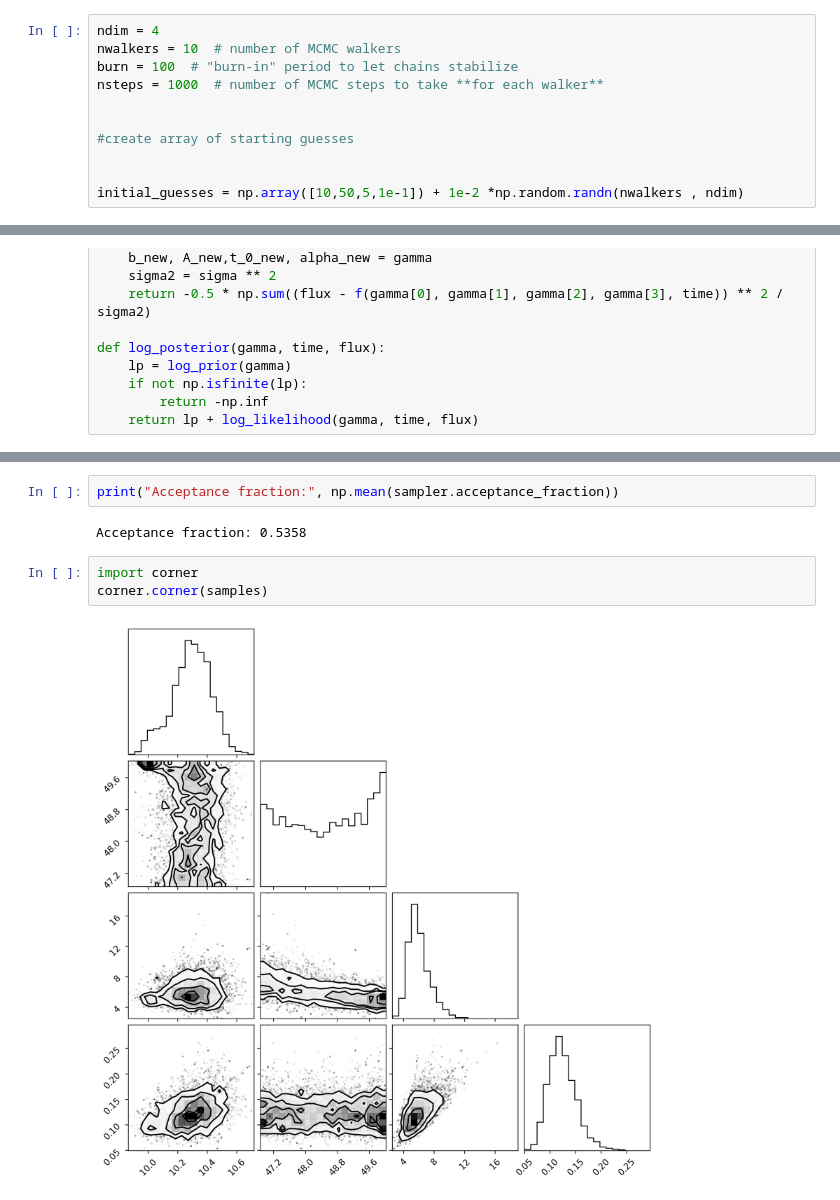
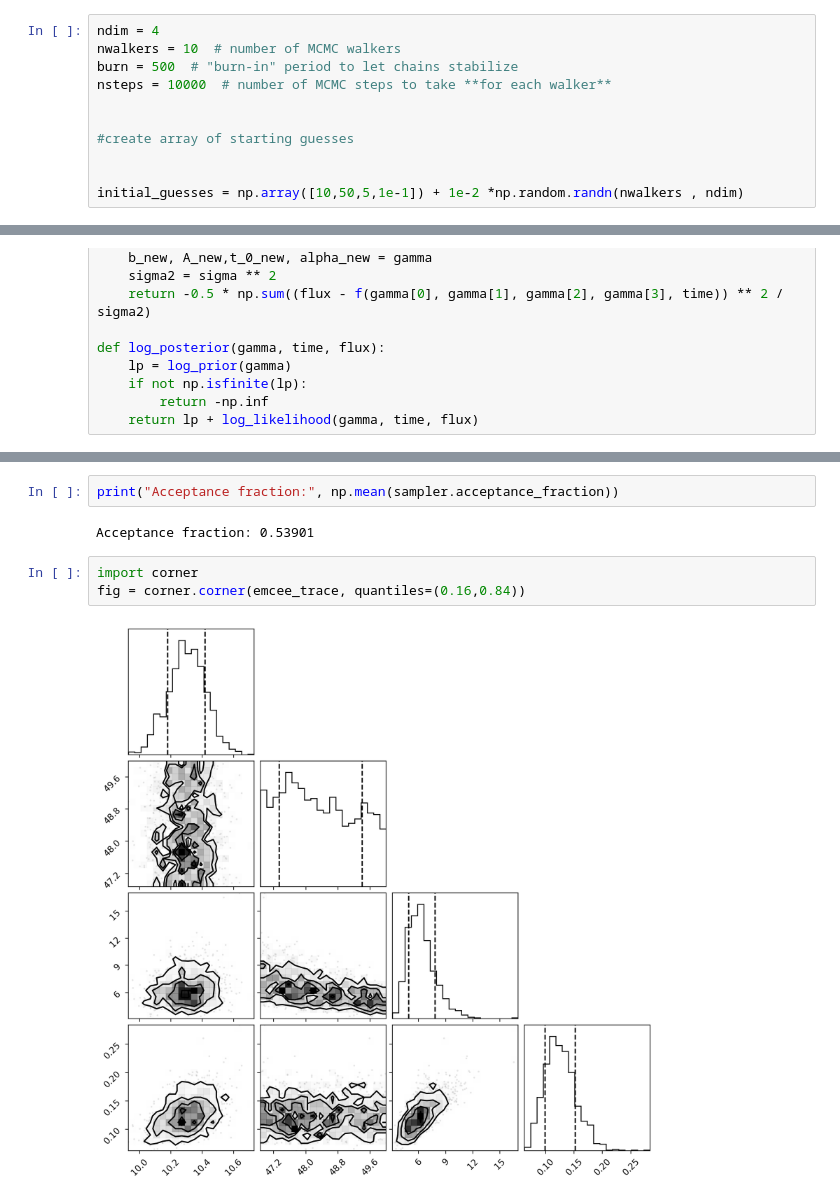
Before and after one commit to Matthew01-crypto/astrostatistics_bicocca_2025, a Jupyter notebook: lectures/Executives/Emcee training (L11).ipynb, the cells around one changed output, grey strips where cells are left out. Saved outputs shown, nothing was run; the diff lists cells and outputs as text.

```diff
--- a/lectures/Executives/Emcee training (L11).ipynb
+++ b/lectures/Executives/Emcee training (L11).ipynb
@@ -41,8 +41,8 @@ f = np.vectorize(f_scalar)
 # %%
 ndim = 4
 nwalkers = 10  # number of MCMC walkers
-burn = 100  # "burn-in" period to let chains stabilize
-nsteps = 1000  # number of MCMC steps to take **for each walker**
+burn = 500  # "burn-in" period to let chains stabilize
+nsteps = 10000  # number of MCMC steps to take **for each walker**
 
 
 #create array of starting guesses
@@ -185,9 +185,9 @@ plt.show()
 # %%
 print("Acceptance fraction:", np.mean(sampler.acceptance_fraction))
 # %% [output]
-Acceptance fraction: 0.5358
+Acceptance fraction: 0.53901
 # %%
 import corner
-corner.corner(samples)
+fig = corner.corner(emcee_trace, quantiles=(0.16,0.84))
 # %% [output]
-[figure, old version]
+[figure, new version]
```
Also changed, not shown: parts of 9 cells of this notebook, 3 other files.
